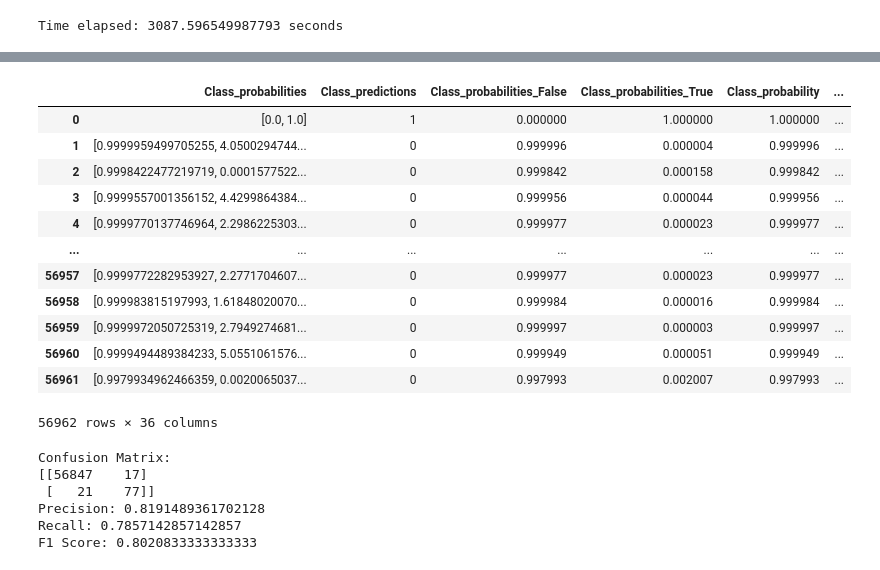
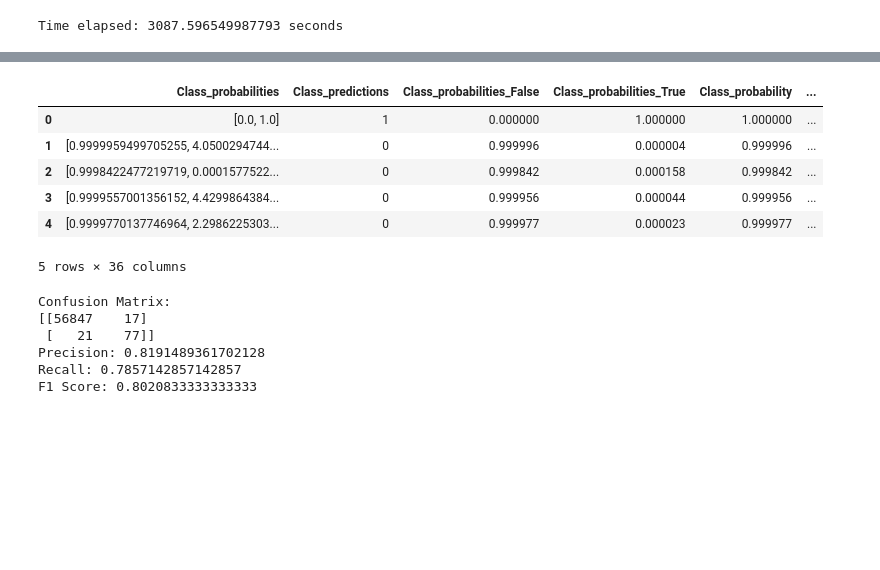
Before and after one commit to john-adeojo/kedro-project, a Jupyter notebook: fraud-detection/notebooks/fraud_detection_notebook.ipynb, the cells around one changed output, grey strips where cells are left out. Cells and saved outputs as stored; diff of their text form; code cells hidden in the pictures; blank space fills up the shorter version.

```diff
--- a/fraud-detection/notebooks/fraud_detection_notebook.ipynb
+++ b/fraud-detection/notebooks/fraud_detection_notebook.ipynb
@@ -106,21 +121,15 @@ predictions
 # %%
 model_analysis_df = predictions.merge(right=holdout_df, left_index=True, right_index=True)
 model_analysis_df['Class_predictions'] = model_analysis_df['Class_predictions'].map({True: 1, False: 0})
-model_analysis_df
+model_analysis_df.head()
 # %% [output]
 |  | Class_probabilities | Class_predictions | Class_probabilities_False | Class_probabilities_True | Class_probability | ... |
 | 0 | [0.0, 1.0] | 1 | 0.000000 | 1.000000 | 1.000000 | ... |
 | 1 | [0.9999959499705255, 4.0500294744... | 0 | 0.999996 | 0.000004 | 0.999996 | ... |
 | 2 | [0.9998422477219719, 0.0001577522... | 0 | 0.999842 | 0.000158 | 0.999842 | ... |
 | 3 | [0.9999557001356152, 4.4299864384... | 0 | 0.999956 | 0.000044 | 0.999956 | ... |
 | 4 | [0.9999770137746964, 2.2986225303... | 0 | 0.999977 | 0.000023 | 0.999977 | ... |
-| ... | ... | ... | ... | ... | ... | ... |
-| 56957 | [0.9999772282953927, 2.2771704607... | 0 | 0.999977 | 0.000023 | 0.999977 | ... |
-| 56958 | [0.999983815197993, 1.61848020070... | 0 | 0.999984 | 0.000016 | 0.999984 | ... |
-| 56959 | [0.9999972050725319, 2.7949274681... | 0 | 0.999997 | 0.000003 | 0.999997 | ... |
-| 56960 | [0.9999494489384233, 5.0551061576... | 0 | 0.999949 | 0.000051 | 0.999949 | ... |
-| 56961 | [0.9979934962466359, 0.0020065037... | 0 | 0.997993 | 0.002007 | 0.997993 | ... |
-56962 rows × 36 columns
+5 rows × 36 columns
 # %%
 from sklearn.metrics import confusion_matrix, roc_curve, precision_score, recall_score, f1_score, auc
 import matplotlib.pyplot as plt
```
Also changed, not shown: parts of 8 cells of this notebook, 2 other files.
